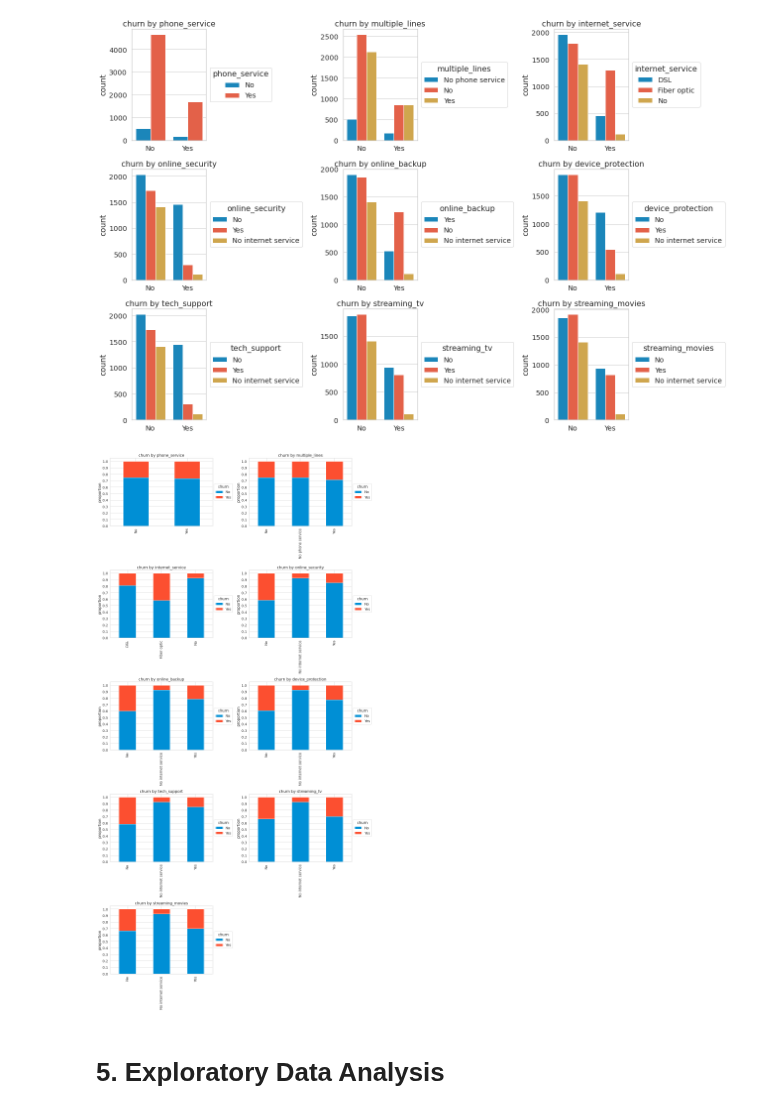
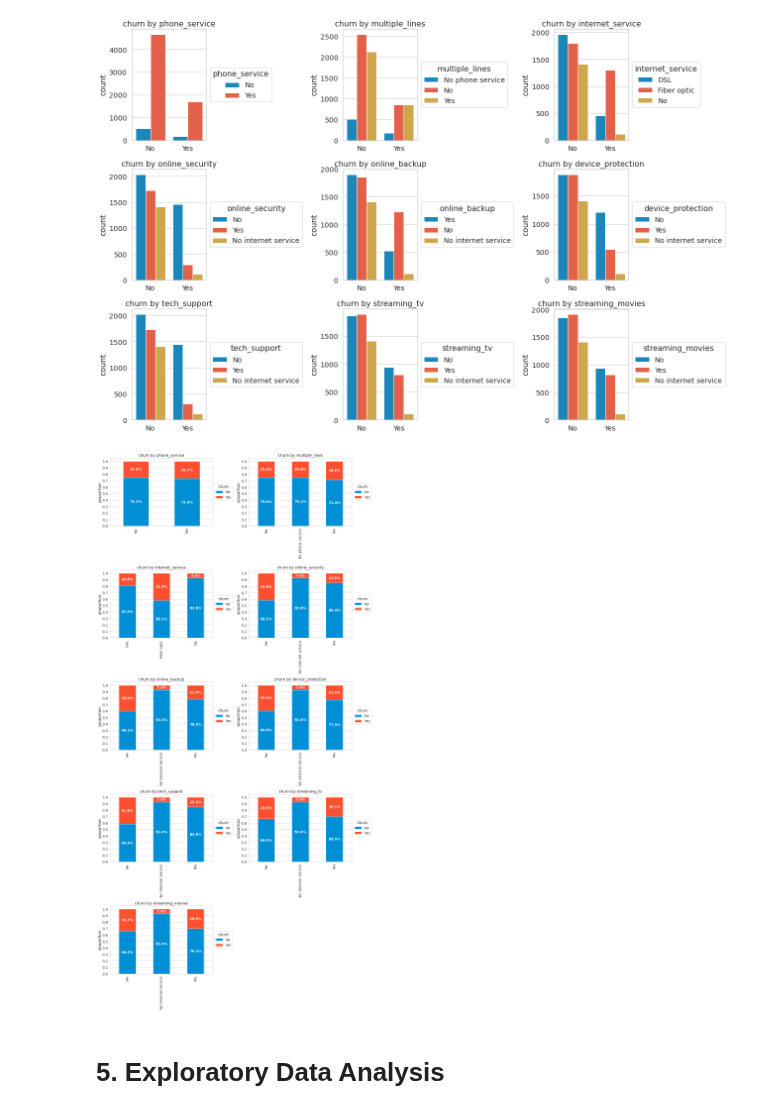
Before and after one commit to adhang/data-science-digital-skola, a Jupyter notebook: 99. Final Project/Telco Customer Churn Prediction.ipynb, the cells around one changed output. Drawn from its saved outputs; the diff is of its cells as text; code cells hidden in the pictures.

Commit message:
gcolab | update EDA stacked bar chart

```diff
--- a/99. Final Project/Telco Customer Churn Prediction.ipynb
+++ b/99. Final Project/Telco Customer Churn Prediction.ipynb
@@ -731,6 +744,17 @@ for i, col in enumerate(demographic_column):
   axes_list[i].set_ylabel('proportion')
   axes_list[i].set_yticks(np.linspace(0,1,11))
 
+  for n, x in enumerate(crosstab.index):
+    for (proportion, y_loc) in zip(crosstab.loc[x], crosstab.loc[x].cumsum()):
+      axes_list[i].text(x=n,
+                        y=(y_loc - proportion) + (proportion / 2),
+                        s=f'{np.round(proportion * 100, 1)}%',
+                        color='white',
+                        fontsize=14,
+                        fontweight='bold',
+                        horizontalalignment='center',
+                        verticalalignment='center')
+
   axes_list[i].legend(loc='center left', bbox_to_anchor=(1, 0.5), title='churn') # 1 = x-right, 0.5 = y-center
 
 plt.tight_layout()
@@ -847,6 +871,17 @@ for i, col in enumerate(account_column):
   axes_list[i].set_ylabel('proportion')
   axes_list[i].set_yticks(np.linspace(0,1,11))
 
+  for n, x in enumerate(crosstab.index):
+    for (proportion, y_loc) in zip(crosstab.loc[x], crosstab.loc[x].cumsum()):
+      axes_list[i].text(x=n,
+                        y=(y_loc - proportion) + (proportion / 2),
+                        s=f'{np.round(proportion * 100, 1)}%',
+                        color='white',
+                        fontsize=14,
+                        fontweight='bold',
+                        horizontalalignment='center',
+                        verticalalignment='center')
+
   axes_list[i].legend(loc='center left', bbox_to_anchor=(1, 0.5), title='churn') # 1 = x-right, 0.5 = y-center
 
 axes_list[-1].set_visible(False)
@@ -880,29 +915,40 @@ plt.show()
 # %%
 service_column = ['phone_service', 'multiple_lines', 'internet_service',
                   'online_security', 'online_backup', 'device_protection',
                   'tech_support', 'streaming_tv', 'streaming_movies']
 
 fig, ax = plt.subplots(5, 2, figsize=(16,32))
 axes_list = [axes for axes_row in ax for axes in axes_row]
 
 for i, col in enumerate(service_column):
   crosstab = pd.crosstab(index=data[col], columns=data['churn'], normalize='index')
 
   crosstab.plot(kind='bar', stacked=True, ax=axes_list[i])
 
   axes_list[i].set_title(f'churn by {col}')
   axes_list[i].set_xlabel('')
   axes_list[i].set_ylabel('proportion')
   axes_list[i].set_yticks(np.linspace(0,1,11))
   # plt.setp(axes_list[i].get_xticklabels(), rotation=0)
 
+  for n, x in enumerate(crosstab.index):
+    for (proportion, y_loc) in zip(crosstab.loc[x], crosstab.loc[x].cumsum()):
+      axes_list[i].text(x=n,
+                        y=(y_loc - proportion) + (proportion / 2),
+                        s=f'{np.round(proportion * 100, 1)}%',
+                        color='white',
+                        fontsize=14,
+                        fontweight='bold',
+                        horizontalalignment='center',
+                        verticalalignment='center')
+
   axes_list[i].legend(loc='center left', bbox_to_anchor=(1, 0.5), title='churn') # 1 = x-right, 0.5 = y-center
 
 axes_list[-1].set_visible(False)
 plt.tight_layout()
 plt.show()
 # %% [output]
-[figure, old version]
+[figure, new version]
 # %% [markdown]
 # 5. Exploratory Data Analysis
 # %% [markdown]
```
Also changed, not shown: parts of 9 cells of this notebook.
